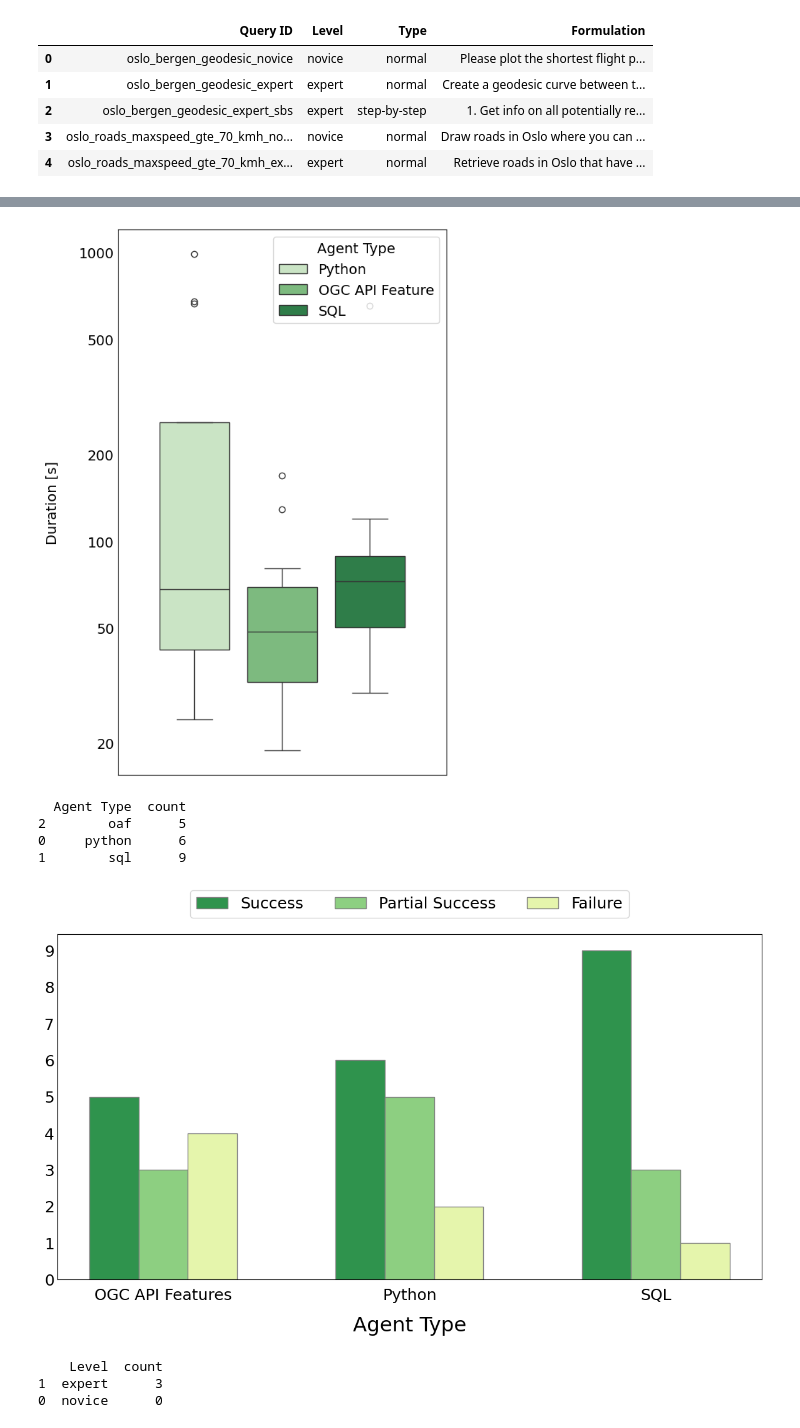
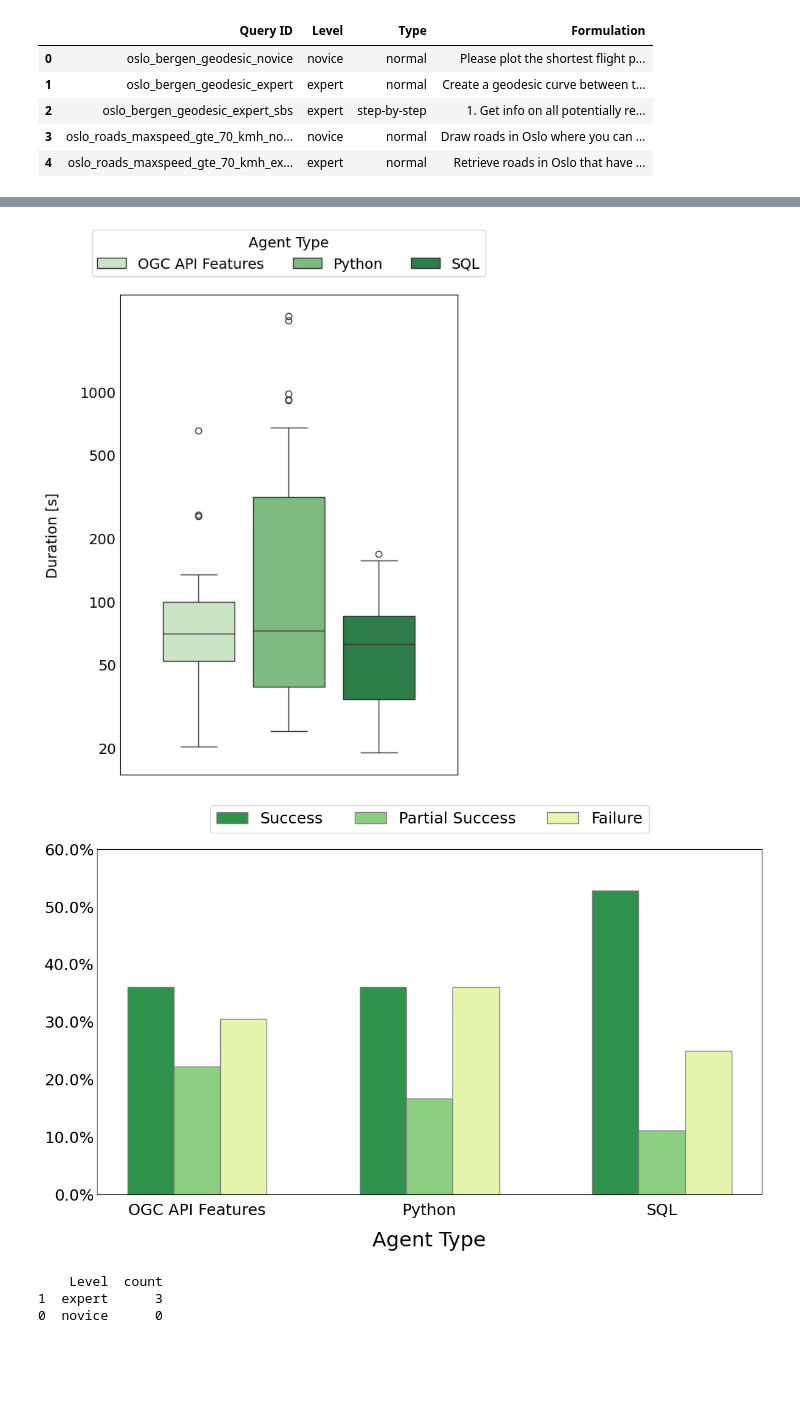
Before and after one commit to oskarhlm/masters-thesis, a Jupyter notebook: src/benchmarking/benchmarking.ipynb, the cells around one changed output, grey strips where cells are left out. Saved outputs shown, nothing was run; the diff lists cells and outputs as text; code cells hidden in the pictures; blank space fills up the shorter version.

```diff
--- a/src/benchmarking/benchmarking.ipynb
+++ b/src/benchmarking/benchmarking.ipynb
@@ -105,19 +149,16 @@ fig, ax = plt.subplots(figsize=(6, 8))
 sns.boxplot(hue="Agent Type", y="Duration [s]", data=tests_df,
             palette="Greens", ax=ax, gap=.2)
 
-# matplotlib.rcParams['xtick.minor.size'] = 0
-# matplotlib.rcParams['xtick.minor.width'] = 0
-
 ax.set_yscale('log')
 ax.set_yticks([], minor=True)
 ax.set_yticks([20, 50, 100, 200, 500, 1000])
 ax.get_yaxis().set_major_formatter(ScalarFormatter())
 
 
-legend_labels = ["Python", "OGC API Feature", "SQL"]
+legend_labels = ["OGC API Features", "Python", "SQL"]
 handles, _ = ax.get_legend_handles_labels()
-plt.legend(handles=handles, labels=legend_labels,
-           title="Agent Type", loc="upper right")
+plt.legend(loc='upper center', handles=handles, labels=legend_labels, bbox_to_anchor=(
+    0.5, 1.15), fancybox=True, shadow=False, ncol=3, title="Agent Type")
 
 padding = 20
 ax.set_ylabel('Duration [s]', labelpad=padding)
@@ -126,7 +167,7 @@ plt.tight_layout()
 plt.savefig(figs_path / 'duration_box_plot.png')
 plt.show()
 # %% [output]
-[figure, old version]
+[figure, new version]
 # %%
 import numpy as np
 import matplotlib.pyplot as plt
@@ -134,56 +175,65 @@ import matplotlib.pyplot as plt
 font_size = 18
 plt.rcParams.update({'font.size': font_size})
 barWidth = 0.2
-fig = plt.subplots(figsize=(12, 8))
+fig, ax = plt.subplots(figsize=(12, 8))
+
 
 def counter(value):
     count_df = tests_df[tests_df['Outcome'] == value].groupby(
-        'Agent Type').size().reset_index(name=f'count')
+        'Agent Type').size().reset_index(name='count')
     all_agent_types = tests_df['Agent Type'].unique()
     count_df = count_df.set_index('Agent Type').reindex(
         all_agent_types, fill_value=0).reset_index()
     return count_df.sort_values(by='Agent Type')
 
+
 success_count = counter('success')
 partial_success_count = counter('partial success')
 failure_count = counter('failure')
 
-print(success_count)
+total_counts = tests_df.groupby('Agent Type').size().reset_index(name='total')
 
-br1 = np.arange(len(success_count))
+def calculate_percentage(count_df):
+    count_df = count_df.merge(total_counts, on='Agent Type')
+    count_df['percentage'] = 100 * count_df['count'] / count_df['total']
+    return count_df
+
+
+success_percentage = calculate_percentage(success_count)
+partial_success_percentage = calculate_percentage(partial_success_count)
+failure_percentage = calculate_percentage(failure_count)
+
+br1 = np.arange(len(success_percentage))
 br2 = [x + barWidth for x in br1]
 br3 = [x + barWidth for x in br2]
 
 colors = plt.get_cmap('YlGn')(np.linspace(0.2, 0.7, 3))
 
-plt.bar(br1, success_count['count'], color=colors[2], width=barWidth,
-        edgecolor='grey', label='Success')
-plt.bar(br2, partial_success_count['count'], color=colors[1], width=barWidth,
-        edgecolor='grey', label='Partial Success')
-plt.bar(br3, failure_count['count'], color=colors[0], width=barWidth,
-        edgecolor='grey', label='Failure')
+ax.bar(br1, success_percentage['percentage'], color=colors[2], width=barWidth,
+       edgecolor='grey', label='Success')
+ax.bar(br2, partial_success_percentage['percentage'], color=colors[1], width=barWidth,
+       edgecolor='grey', label='Partial Success')
+ax.bar(br3, failure_percentage['percentage'], color=colors[0], width=barWidth,
+       edgecolor='grey', label='Failure')
 
-max_count = max(success_count['count'].max(),
-                partial_success_count['count'].max(),
-                failure_count['count'].max())
 plt.xlabel('Agent Type', fontsize=font_size * 1.3, labelpad=15)
-plt.yticks(range(int(max_count) + 1))
-plt.xticks([r + barWidth for r in range(len(success_count))],
+plt.xticks([r + barWidth for r in range(len(success_percentage))],
            ['OGC API Features', 'Python', 'SQL'])
+
+y_max = max(df['percentage'].max()
+            for df in (success_percentage, partial_success_percentage, failure_percentage)) + 10
+ax.set_yticks(np.arange(0, min(y_max, 101), 10))
+ax.set_yticklabels([f'{x}%' for x in np.arange(0, min(y_max, 101), 10)])
 plt.tick_params(axis='x', which='major', pad=10)
-
 
 plt.legend(loc='upper center', bbox_to_anchor=(
     0.5, 1.15), fancybox=True, shadow=False, ncol=3)
 plt.tight_layout()
+
 plt.savefig(figs_path / 'outcome_distribution_bar_chart.png')
 plt.show()
 # %% [output]
-  Agent Type  count
-2        oaf      5
-0     python      6
-1        sql      9
-[figure, old version]
+[figure, new version]
 # %%
 import numpy as np
 import matplotlib.pyplot as plt
```
Also changed, not shown: parts of 7 cells of this notebook, 40 other files.
